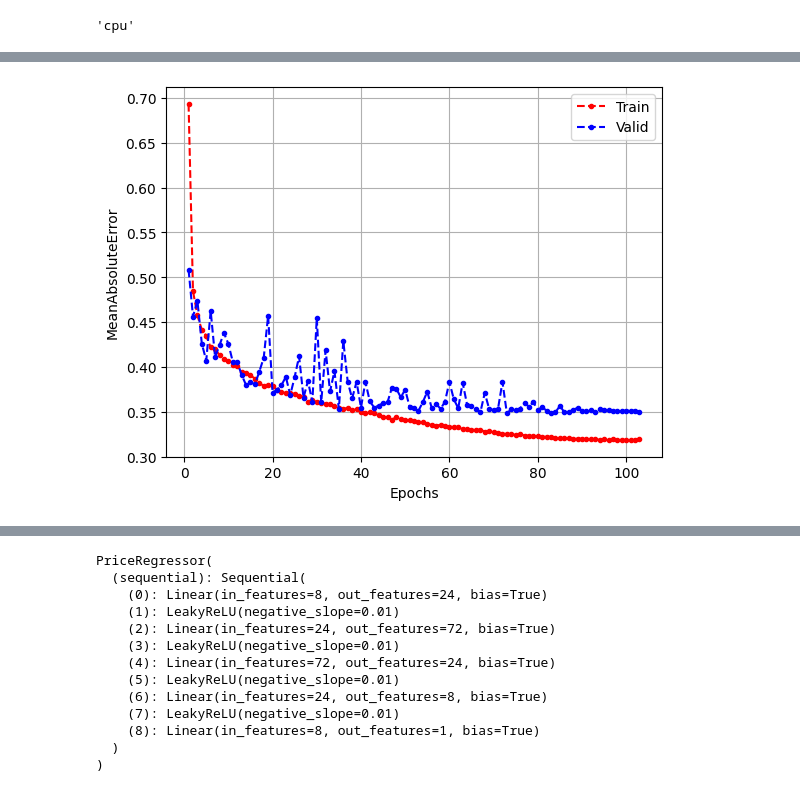
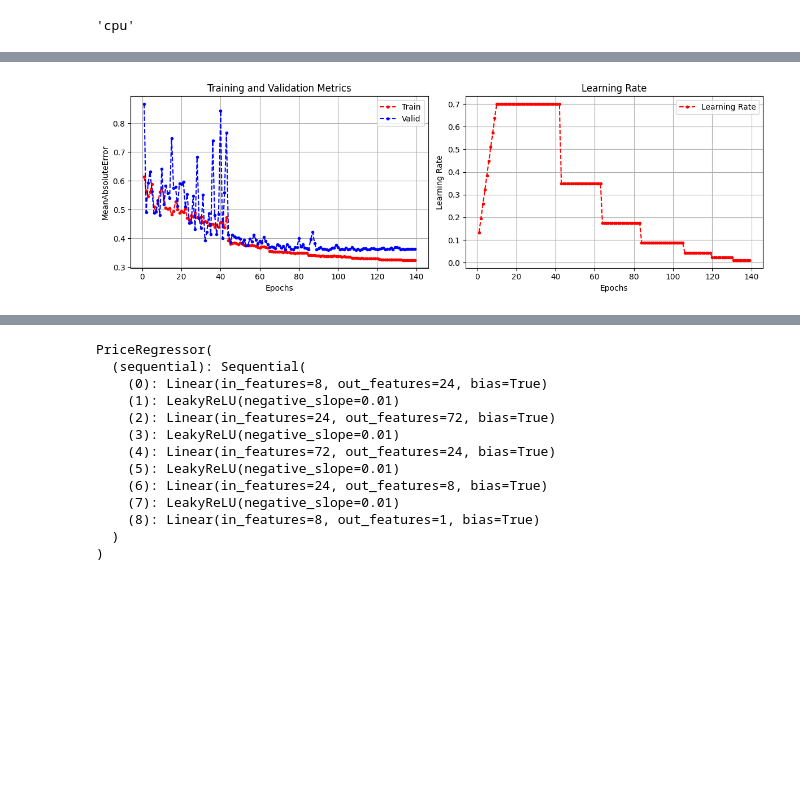
Before and after one commit to smammadl/ds_course, a Jupyter notebook: module4_dl/04_torch_save.ipynb, the cells around one changed output, grey strips where cells are left out. Drawn from its saved outputs; the diff is of its cells as text; code cells hidden in the pictures; blank space fills up the shorter version.

Commit message:
torch: train loop update

```diff
--- a/module4_dl/04_torch_save.ipynb
+++ b/module4_dl/04_torch_save.ipynb
@@ -80,6 +80,7 @@ def train(
 		'train_losses' : [],
 		'train_metrics' : [],
 		'valid_metrics' : [],
+		'learning_rates' : [],
 	}
 	best_epoch = 0
 	best_valid_metric = float('-inf') if metric.higher_is_better else float('inf')
@@ -144,6 +145,7 @@ def train(
 					scheduler.step(valid_metric)
 				else:
 					scheduler.step()
+		learning_rate = optimizer.param_groups[0]["lr"]
 
 		#---------------------------------------------
 		#                 Logging
@@ -151,12 +153,13 @@ def train(
 		history['train_losses'].append(train_loss)
 		history['train_metrics'].append(train_metric)
 		history['valid_metrics'].append(valid_metric)
+		history['learning_rates'].append(learning_rate)
 		print(
 			f'Epoch: {epoch+1}/{n_epochs}, '
 			+f'Train Loss: {round(train_loss,3)}, '
 			+f'Train Metric: {round(train_metric,3)}, '
 			+f'Valid Metric: {round(valid_metric,3)}, '
-			+f'Learning Rate: {optimizer.param_groups[0]["lr"]:.3f}, ' if scheduler is not None else ''
+			+f'Learning Rate: {learning_rate:.3f}, ' if (scheduler or warmup_scheduler) else ''
 			# +f'Best Valid Metric: {best_valid_metric:.3f}, '
 			+f'Time: {round(time.time()-t0,2)}s'
 		)
@@ -184,12 +187,22 @@ def train(
 
 def plot_history(history, metric):
 	n_epochs = len(history['train_metrics'])
-	plt.plot(np.arange(n_epochs) + 1, history['train_metrics'], linestyle='--', color='r', marker='.', label='Train')
-	plt.plot(np.arange(n_epochs) + 1, history['valid_metrics'], linestyle='--', color='b', marker='.', label='Valid')
-	plt.legend()
-	plt.grid()
-	plt.xlabel('Epochs')
-	plt.ylabel(f'{metric.__class__.__name__}')
+
+	fig, ax = plt.subplots(1, 2, figsize=(12, 4))
+	ax[0].plot(np.arange(n_epochs) + 1, history['train_metrics'], linestyle='--', color='r', marker='.', label='Train')
+	ax[0].plot(np.arange(n_epochs) + 1, history['valid_metrics'], linestyle='--', color='b', marker='.', label='Valid')
+	ax[0].legend()
+	ax[0].grid()
+	ax[0].set_xlabel('Epochs')
+	ax[0].set_ylabel(f'{metric.__class__.__name__}')
+	ax[0].set_title('Training and Validation Metrics')
+	ax[1].plot(np.arange(n_epochs) + 1, history['learning_rates'], linestyle='--', color='r', marker='.', label='Learning Rate')
+	ax[1].legend()
+	ax[1].grid()
+	ax[1].set_xlabel('Epochs')
+	ax[1].set_ylabel('Learning Rate')
+	ax[1].set_title('Learning Rate')
+	plt.tight_layout()
 	plt.show()
 # %%
 # model = nn.Sequential(
@@ -240,9 +253,10 @@ learning_rate = 0.7
 criterion = nn.MSELoss()
 optimizer = torch.optim.SGD(params=model.parameters(), lr=learning_rate, momentum=0.2)
 # optimizer = torch.optim.AdamW(params=model.parameters(), lr=learning_rate)
-warmup_scheduler = torch.optim.lr_scheduler.LinearLR(optimizer, start_factor=0.1, end_factor=learning_rate, total_iters=10)
+warmup_scheduler = torch.optim.lr_scheduler.LinearLR(optimizer, start_factor=0.1, end_factor=1, total_iters=10)
 # scheduler = torch.optim.lr_scheduler.ExponentialLR(optimizer, gamma=0.95)
-scheduler = torch.optim.lr_scheduler.CosineAnnealingLR(optimizer, T_max=100)
+# scheduler = torch.optim.lr_scheduler.CosineAnnealingLR(optimizer, T_max=70)
+scheduler = torch.optim.lr_scheduler.ReduceLROnPlateau(optimizer, "min", factor=0.5)
 metric = torchmetrics.MeanAbsoluteError().to(device)
 
 history = train(
@@ -253,7 +267,7 @@ history = train(
 	train_loader,
 	valid_loader,
 	n_epochs=500,
-	warmup_scheduler=None,
+	warmup_scheduler=warmup_scheduler,
 	scheduler=scheduler,
 	patience=30,
 	checkpoint_path='best_model.pt',
@@ -281,4 +295,4 @@ Restoring best model from epoch 73 with valid metric: 0.348
-[figure, old version]
+[figure, new version]
 # %%
 model.eval()
 metric.reset()
```
Also changed, not shown: parts of 2 cells of this notebook.
